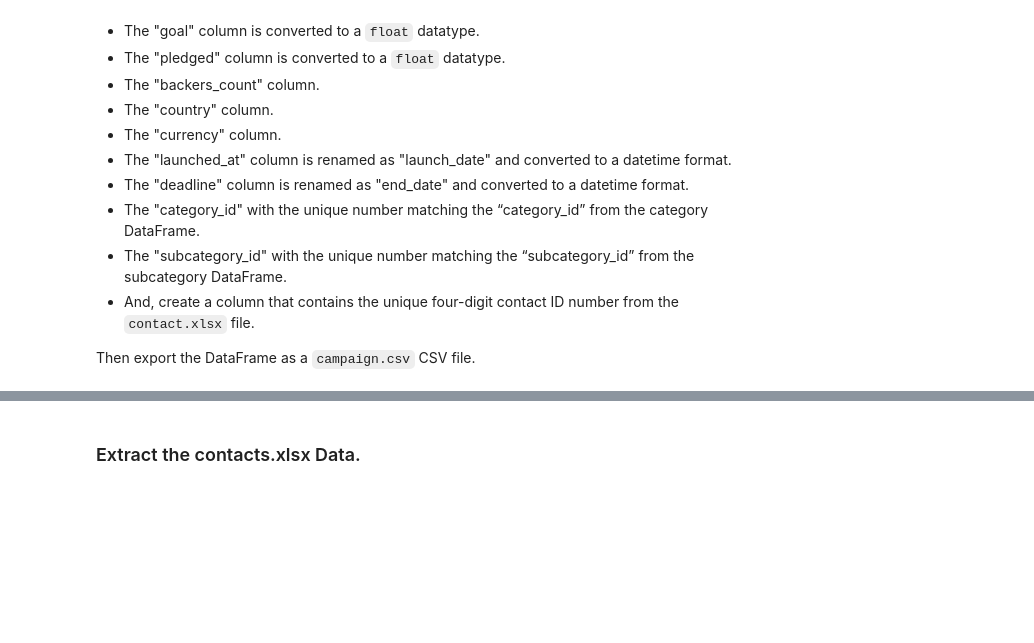
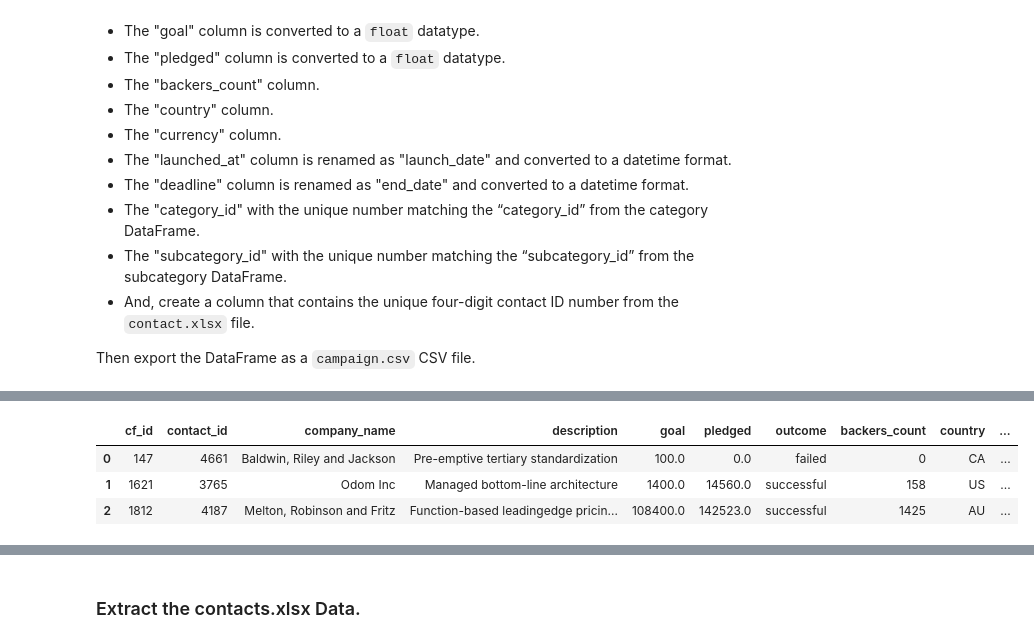
Before and after one commit to StarkArk/Crowdfunding_ETL, a Jupyter notebook: ETL_Mini_Project_Code.ipynb, the cells around one changed output, grey strips where cells are left out. Drawn from its saved outputs; the diff is of its cells as text; code cells hidden in the pictures; blank space fills up the shorter version.

Commit message:
Datetime Stuff

```diff
--- a/ETL_Mini_Project_Code.ipynb
+++ b/ETL_Mini_Project_Code.ipynb
@@ -263,0 +257,17 @@ dtype: object
+# %%
+# Format the launched_date and end_date columns to datetime format
+from datetime import datetime as dt
+campaign_df['launch_date'] = pd.to_datetime(campaign_df['launch_date'], unit='s')
+# campaign_df['launch_date'] = pd.to_datetime(campaign_df['launch_date'], format="%Y-%m-%d")
+campaign_df['end_date'] = pd.to_datetime(campaign_df['end_date'], unit='s')
+# campaign_df['end_date'] = pd.to_datetime(campaign_df['end_date'], format="%Y-%m-%d")
+
+campaign_df['launch_date'] = campaign_df['launch_date'].dt.strftime("%Y-%m-%d")
+campaign_df['end_date'] = campaign_df['end_date'].dt.strftime("%Y-%m-%d")
+
+campaign_df.head(3)
+# %% [output]
+|  | cf_id | contact_id | company_name | description | goal | pledged | outcome | backers_count | country | ... |
+| 0 | 147 | 4661 | Baldwin, Riley and Jackson | Pre-emptive tertiary standardization | 100.0 | 0.0 | failed | 0 | CA | ... |
+| 1 | 1621 | 3765 | Odom Inc | Managed bottom-line architecture | 1400.0 | 14560.0 | successful | 158 | US | ... |
+| 2 | 1812 | 4187 | Melton, Robinson and Fritz | Function-based leadingedge pricin... | 108400.0 | 142523.0 | successful | 1425 | AU | ... |
```
Also changed, not shown: parts of 7 cells of this notebook.
